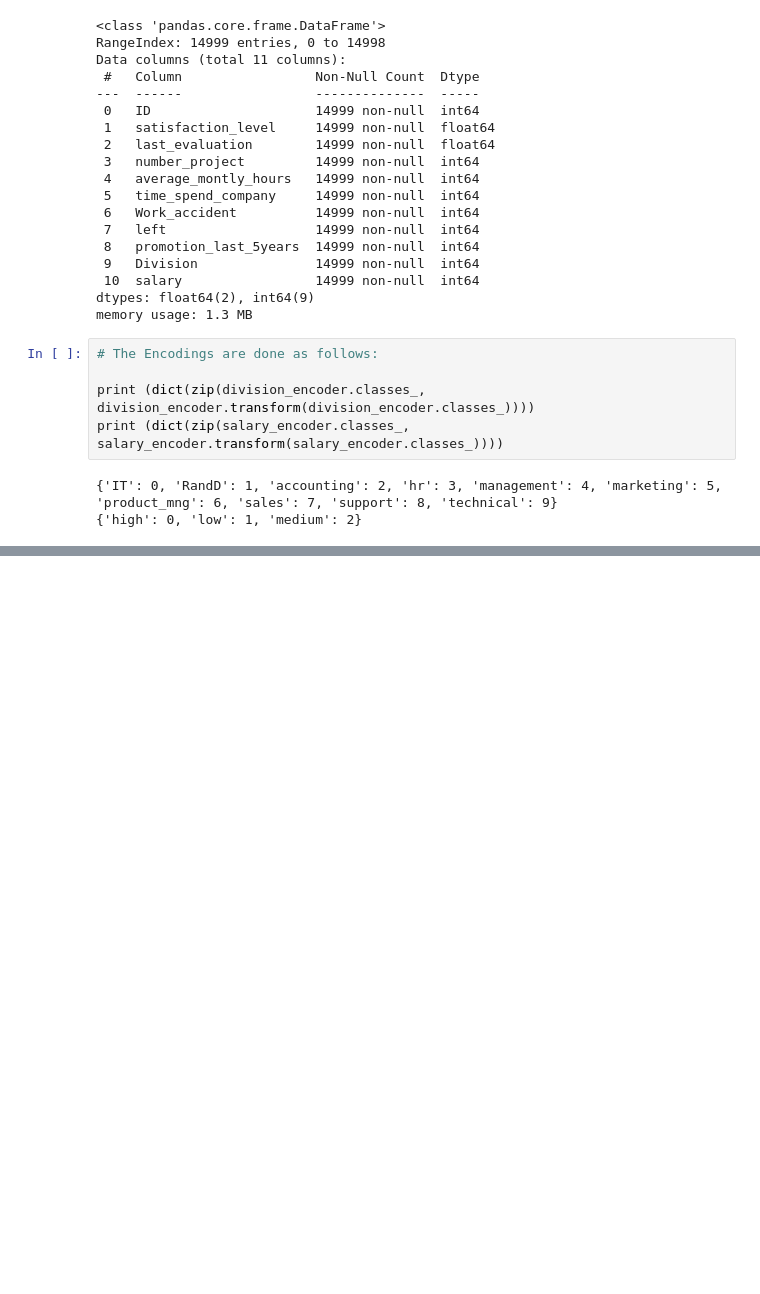
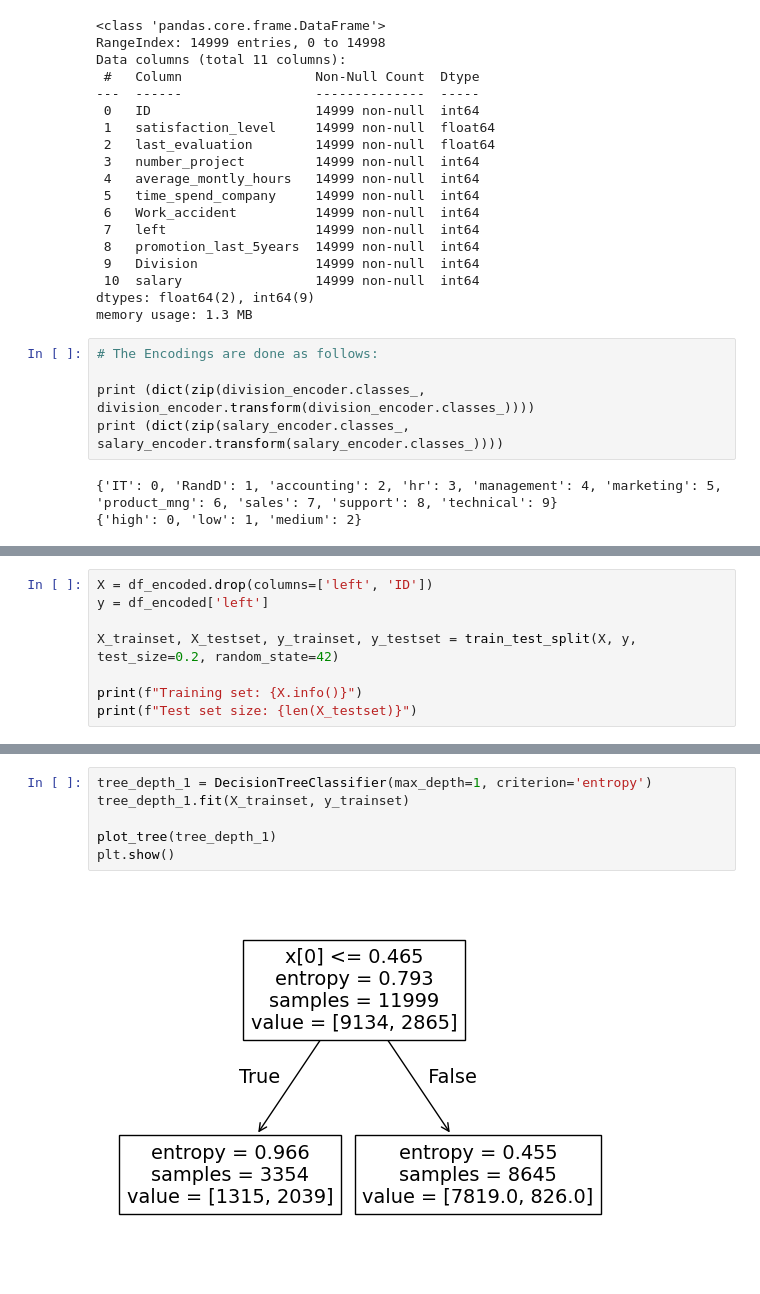
Before and after one commit to Nischay4975/DS-ML, a Jupyter notebook: Employee Attrition/Decision Tree Analysis.ipynb, the cells around one changed output, grey strips where cells are left out. Cells and saved outputs as stored; diff of their text form; blank space fills up the shorter version.

```diff
--- a/Employee Attrition/Decision Tree Analysis.ipynb
+++ b/Employee Attrition/Decision Tree Analysis.ipynb
@@ -351,0 +401,8 @@ print (dict(zip(salary_encoder.classes_, salary_encoder.transform(salary_encoder
+# %%
+X = df_encoded.drop(columns=['left', 'ID'])
+y = df_encoded['left']
+
+X_trainset, X_testset, y_trainset, y_testset = train_test_split(X, y, test_size=0.2, random_state=42)
+
+print(f"Training set: {X.info()}")
+print(f"Test set size: {len(X_testset)}")
@@ -351,0 +428,8 @@ print (dict(zip(salary_encoder.classes_, salary_encoder.transform(salary_encoder
+# %%
+tree_depth_1 = DecisionTreeClassifier(max_depth=1, criterion='entropy')
+tree_depth_1.fit(X_trainset, y_trainset)
+
+plot_tree(tree_depth_1)
+plt.show()
+# %% [output]
+[figure, added]
```
Also changed, not shown: parts of 17 cells of this notebook.
